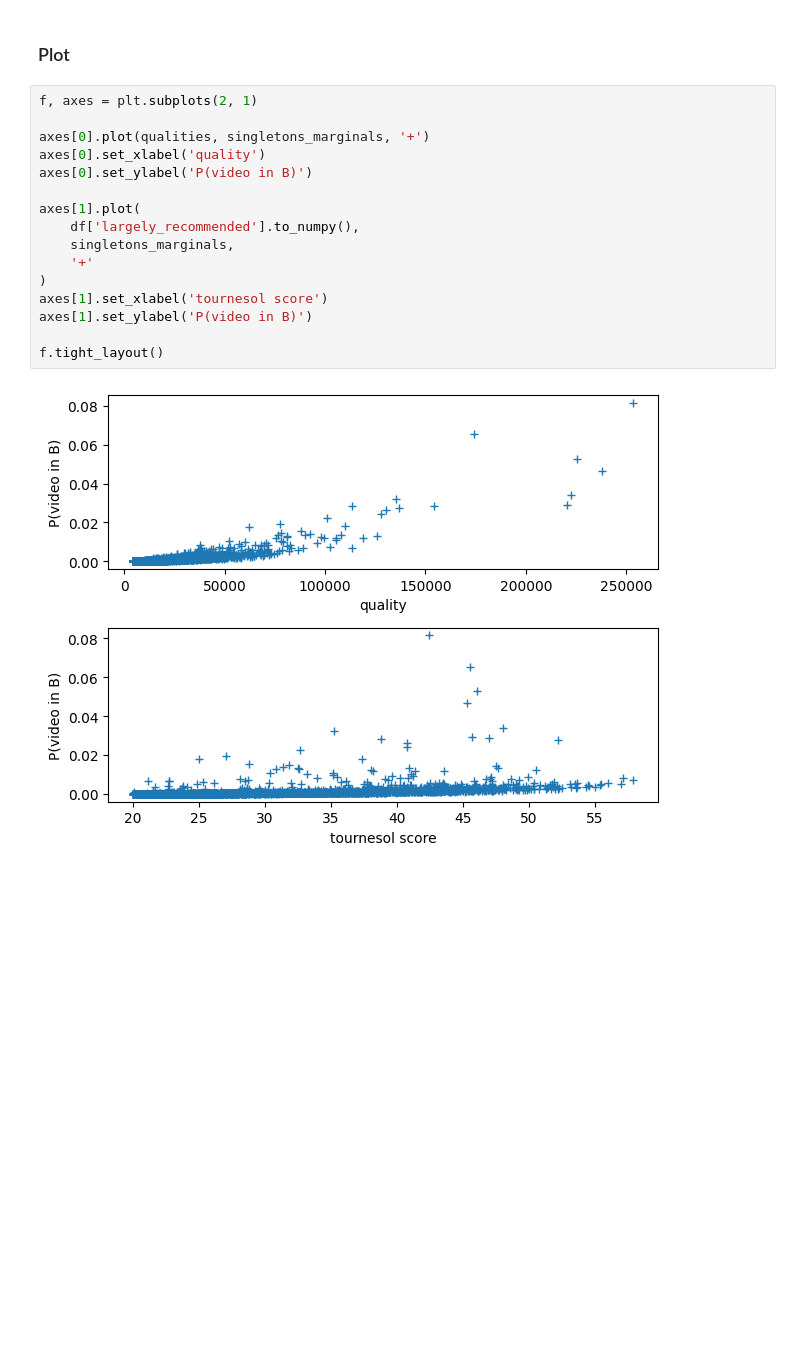
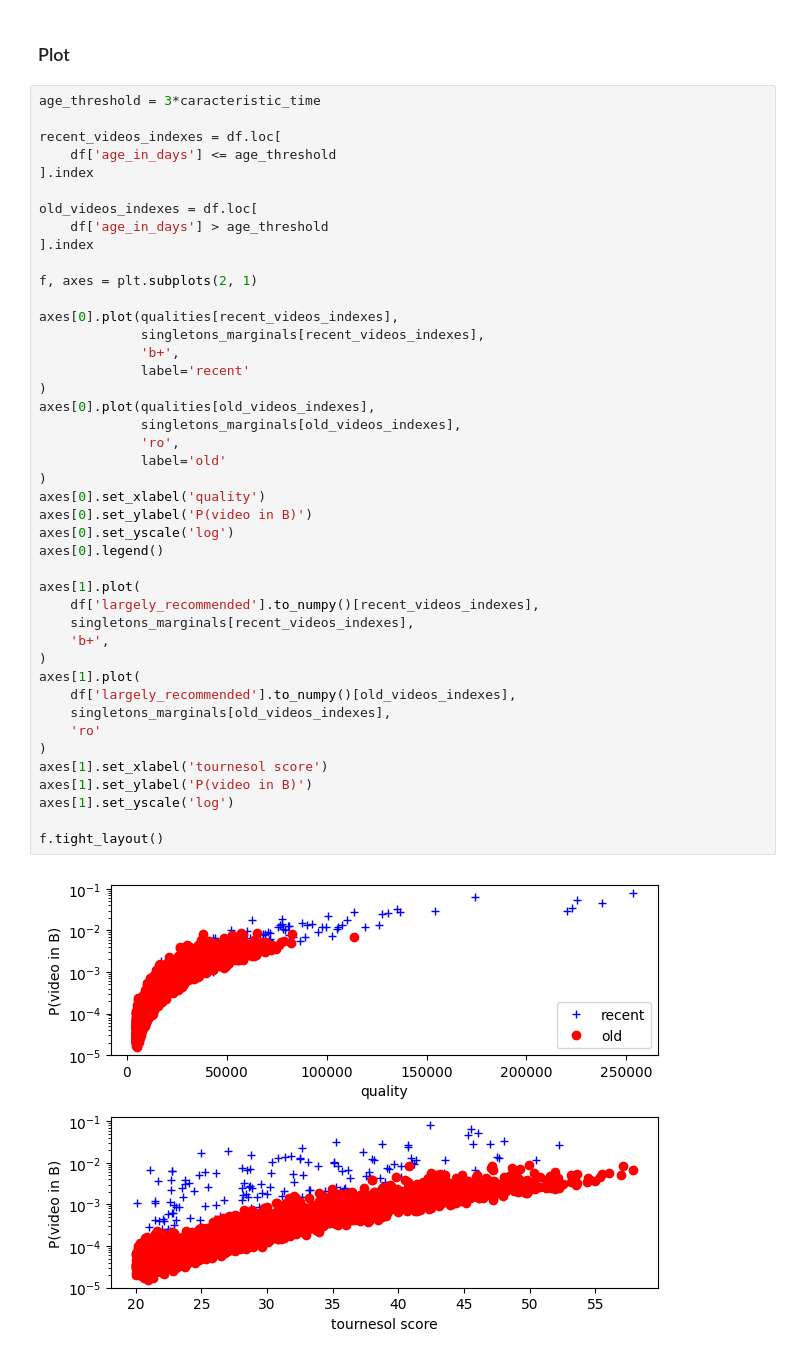
Before and after one commit to ArfyK/tournesol-dpp, a Jupyter notebook: bundle_statistics.ipynb, the cells around one changed output. Drawn from its saved outputs; the diff is of its cells as text; blank space fills up the shorter version.

Commit message:
color differently recent and old videos, use log scale for singleton marginals

```diff
--- a/bundle_statistics.ipynb
+++ b/bundle_statistics.ipynb
@@ -353,20 +353,47 @@ L (likelihood) kernel computed via:
 # %% [markdown]
 ### Plot
 # %%
+age_threshold = 3*caracteristic_time
+
+recent_videos_indexes = df.loc[
+    df['age_in_days'] <= age_threshold
+].index
+
+old_videos_indexes = df.loc[
+    df['age_in_days'] > age_threshold
+].index
+
 f, axes = plt.subplots(2, 1)
 
-axes[0].plot(qualities, singletons_marginals, '+')
+axes[0].plot(qualities[recent_videos_indexes],
+             singletons_marginals[recent_videos_indexes],
+             'b+',
+             label='recent'
+)
+axes[0].plot(qualities[old_videos_indexes],
+             singletons_marginals[old_videos_indexes],
+             'ro',
+             label='old'
+)
 axes[0].set_xlabel('quality')
 axes[0].set_ylabel('P(video in B)')
+axes[0].set_yscale('log')
+axes[0].legend()
 
 axes[1].plot(
-    df['largely_recommended'].to_numpy(),
-    singletons_marginals,
-    '+'
+    df['largely_recommended'].to_numpy()[recent_videos_indexes],
+    singletons_marginals[recent_videos_indexes],
+    'b+',
+)
+axes[1].plot(
+    df['largely_recommended'].to_numpy()[old_videos_indexes],
+    singletons_marginals[old_videos_indexes],
+    'ro'
 )
 axes[1].set_xlabel('tournesol score')
 axes[1].set_ylabel('P(video in B)')
+axes[1].set_yscale('log')
 
 f.tight_layout()
 # %% [output]
-[figure, old version]
+[figure, new version]
```
